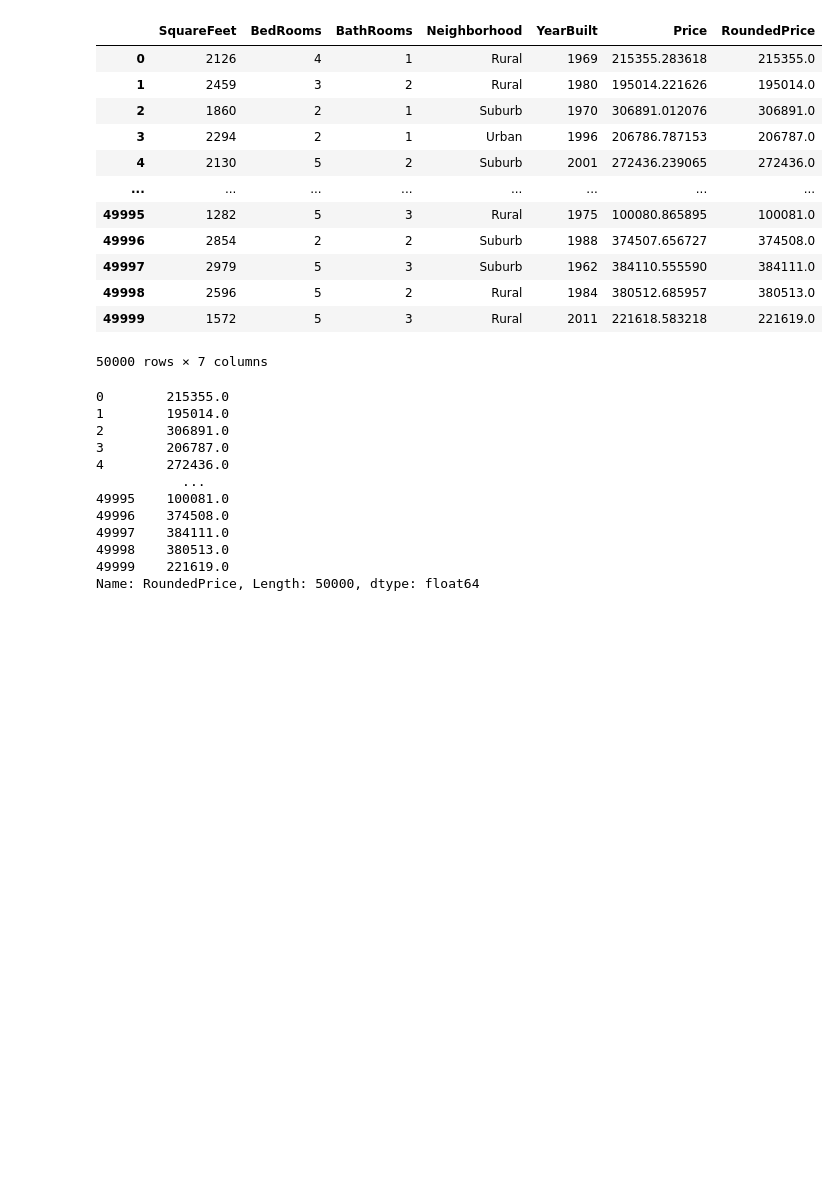
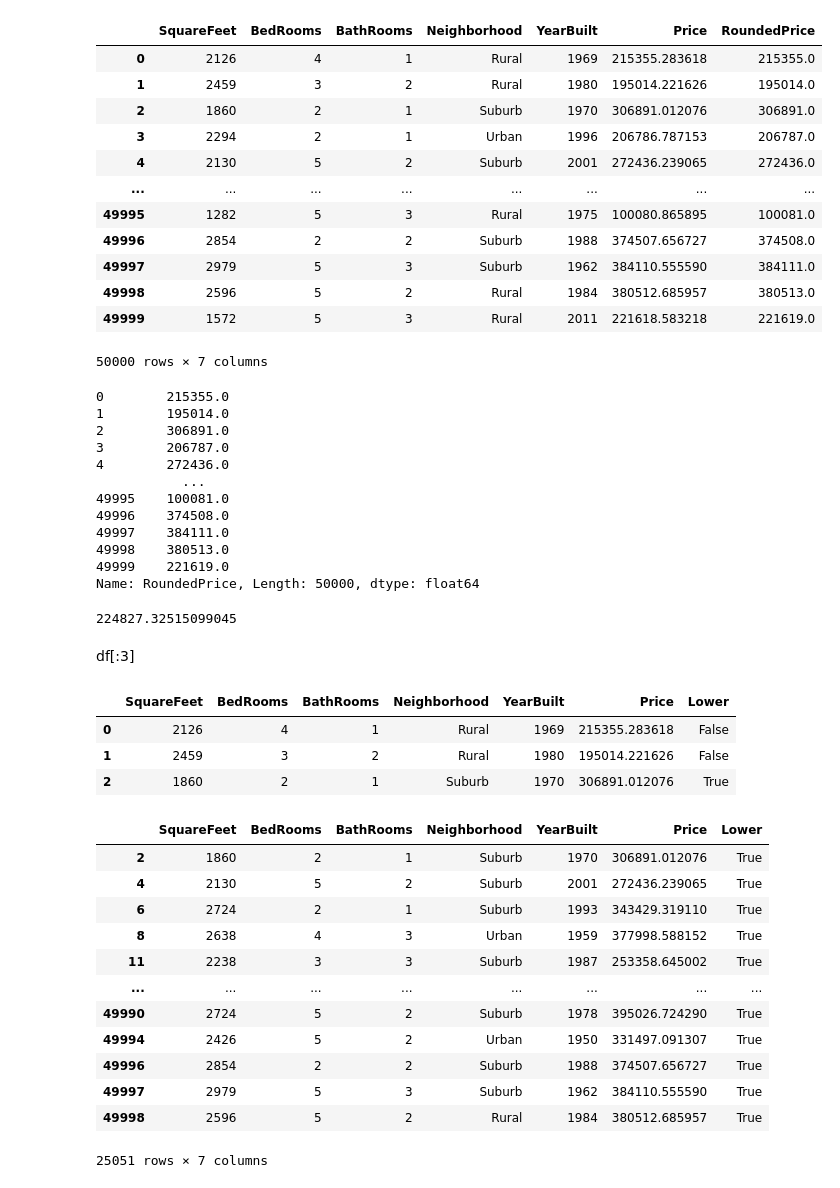
Before and after one commit to Sospeter-Wainaina/DataEngineering, a Jupyter notebook: Python/Pandas/Introduction to Pandas.ipynb, the cells around one changed output. Saved outputs shown, nothing was run; the diff lists cells and outputs as text; code cells hidden in the pictures; blank space fills up the shorter version.

```diff
--- a/Python/Pandas/Introduction to Pandas.ipynb
+++ b/Python/Pandas/Introduction to Pandas.ipynb
@@ -748,3 +748,36 @@ rounded
 Name: RoundedPrice, Length: 50000, dtype: float64
 # %%
 #pop will remove the last column but will return it as a series
+# %%
+mean = df.Price.mean()
+# %%
+mean
+# %% [output]
+224827.32515099045
+# %%
+df["Lower"] = df.Price > mean
+# %% [markdown]
+df[:3]
+# %%
+df[:3]
+# %% [output]
+|  | SquareFeet | BedRooms | BathRooms | Neighborhood | YearBuilt | Price | Lower |
+| 0 | 2126 | 4 | 1 | Rural | 1969 | 215355.283618 | False |
+| 1 | 2459 | 3 | 2 | Rural | 1980 | 195014.221626 | False |
+| 2 | 1860 | 2 | 1 | Suburb | 1970 | 306891.012076 | True |
+# %%
+df[df["Lower"]==True]
+# %% [output]
+|  | SquareFeet | BedRooms | BathRooms | Neighborhood | YearBuilt | Price | Lower |
+| 2 | 1860 | 2 | 1 | Suburb | 1970 | 306891.012076 | True |
+| 4 | 2130 | 5 | 2 | Suburb | 2001 | 272436.239065 | True |
+| 6 | 2724 | 2 | 1 | Suburb | 1993 | 343429.319110 | True |
+| 8 | 2638 | 4 | 3 | Urban | 1959 | 377998.588152 | True |
+| 11 | 2238 | 3 | 3 | Suburb | 1987 | 253358.645002 | True |
+| ... | ... | ... | ... | ... | ... | ... | ... |
+| 49990 | 2724 | 5 | 2 | Suburb | 1978 | 395026.724290 | True |
+| 49994 | 2426 | 5 | 2 | Urban | 1950 | 331497.091307 | True |
+| 49996 | 2854 | 2 | 2 | Suburb | 1988 | 374507.656727 | True |
+| 49997 | 2979 | 5 | 3 | Suburb | 1962 | 384110.555590 | True |
+| 49998 | 2596 | 5 | 2 | Rural | 1984 | 380512.685957 | True |
+25051 rows × 7 columns
```
